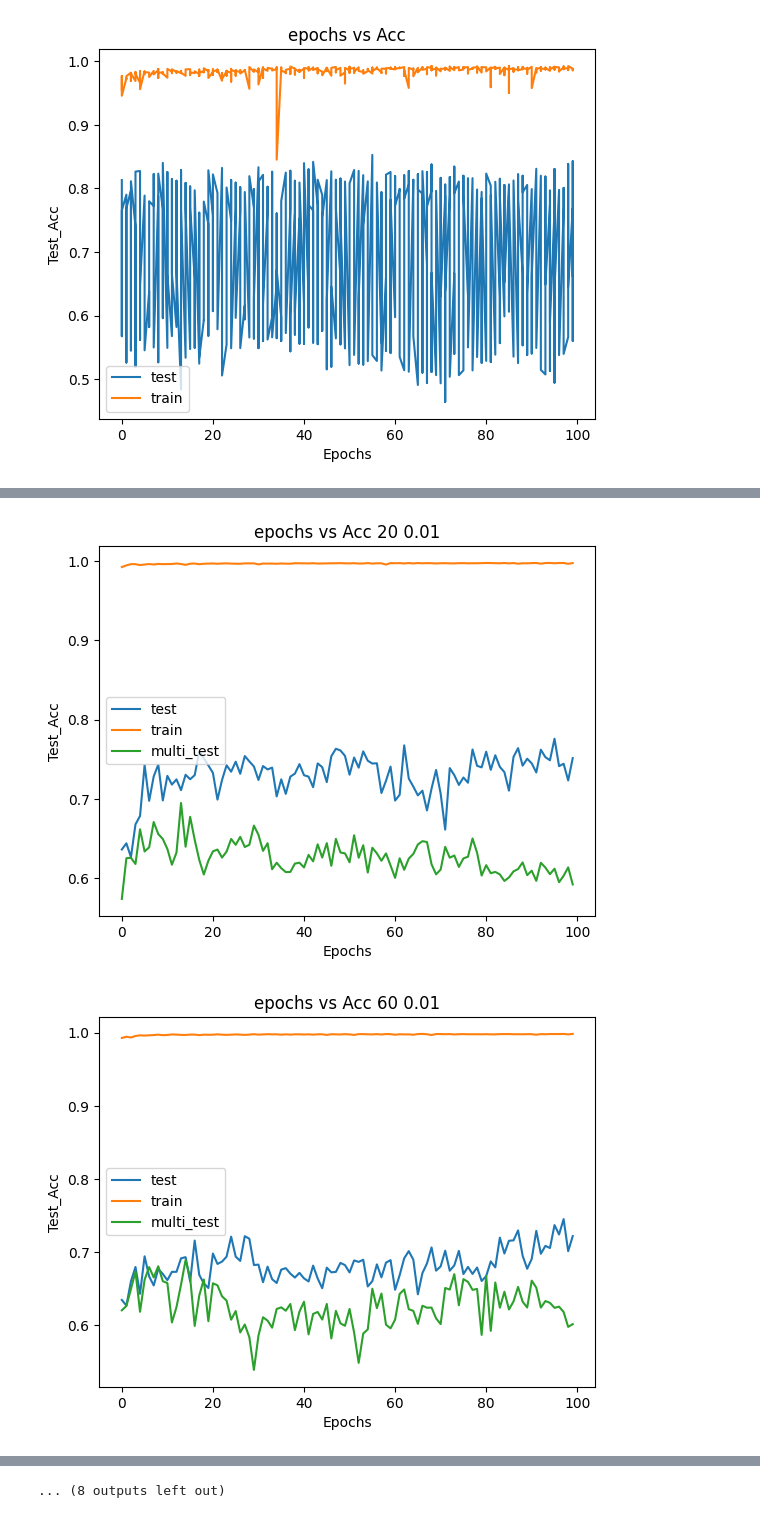
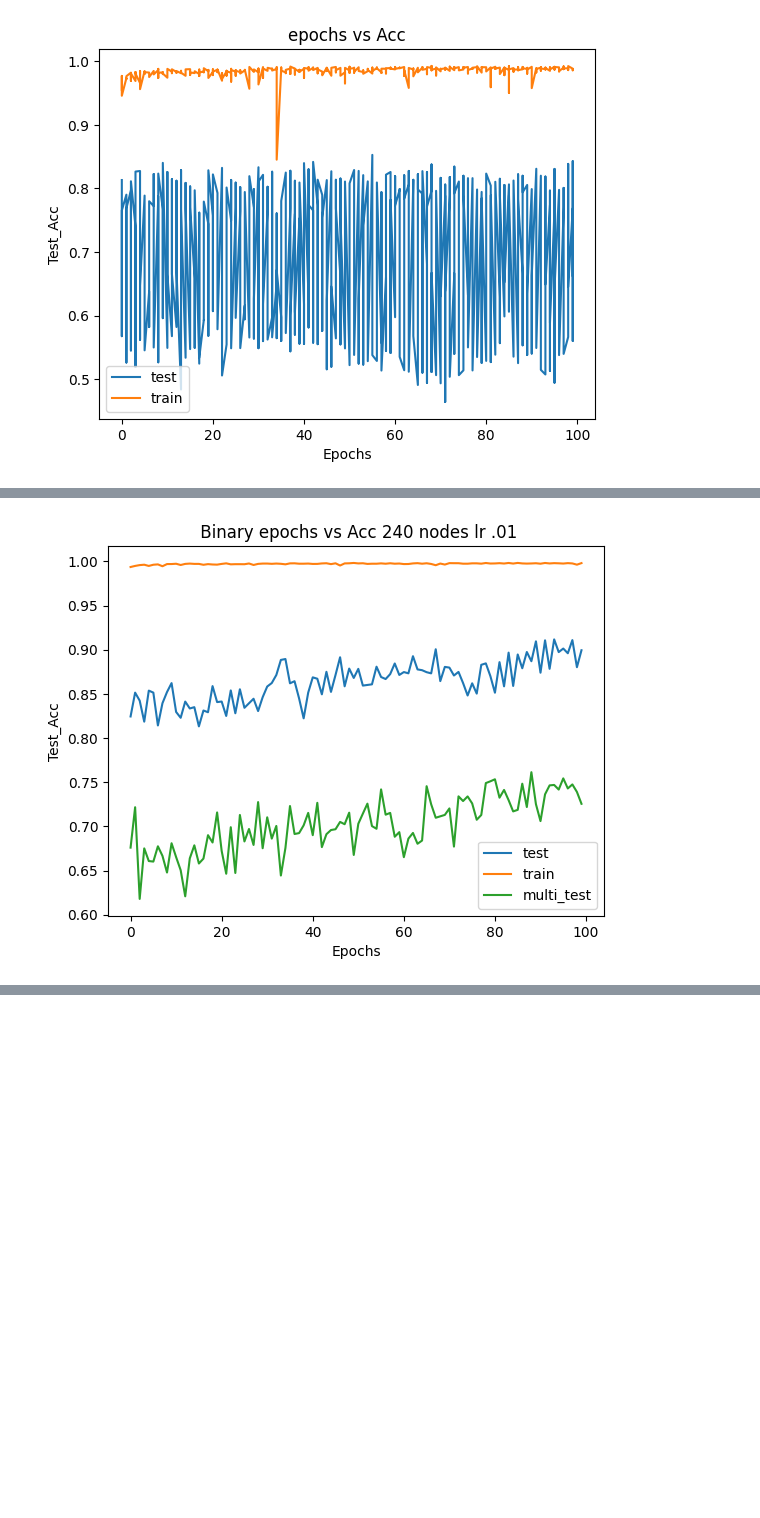
Before and after one commit to Neozeus81/CAP6135proj, a Jupyter notebook: Untitled.ipynb, the cells around one changed output, grey strips where cells are left out. Saved outputs shown, nothing was run; the diff lists cells and outputs as text; code cells hidden in the pictures; blank space fills up the shorter version.

```diff
--- a/Untitled.ipynb
+++ b/Untitled.ipynb
@@ -52,26 +156,22 @@ plt.show()
 # %%
-lrs = [.01,.1,.5,.8]
-nodes = [20, 60, 80, 120, 240]
 
-for lr in lrs:
-    for node in nodes:
-        cursor = collection.find({"model":"RNN", 'dataset': 'minus', "num_nodes":node, "lr":lr, "isMulti":False}).sort({"epochs":1})
-        cursor_2 = collection.find({"model":"RNN", "num_nodes":node, 'dataset': 'minus', "lr":lr, "isMulti":True}).sort({"epochs":1})
-        df = pd.DataFrame(list(cursor))
-        df_2 = pd.DataFrame(list(cursor_2))
-        x = df['epochs']
-        y_2 = df['train_acc']
-        y = df['test_acc']
-        y_train2 = df_2['train_acc']
-        y_test2 = df_2['test_acc']
-        plt.xlabel('Epochs')
-        plt.ylabel('Test_Acc')
-        plt.title('epochs vs Acc ' + str(node) + " " + str(lr))
-        plt.plot(x,y, label="test")
-        plt.plot(x, y_2, label="train")
-        plt.plot(x, y_test2, label="multi_test")
-        plt.legend()
-        plt.show()
+
+cursor = collection.find({"model":"RNN", "dataset":"KDD_TEST_PLUS", "num_nodes":240, "lr":0.01, "isMulti":False}).sort({"epochs":1})
+cursor_2 = collection.find({"model":"RNN", "dataset":"KDD_TEST_MINUS", "num_nodes":240, "lr":0.01, "isMulti":False}).sort({"epochs":1})
+df = pd.DataFrame(list(cursor))
+df_2 = pd.DataFrame(list(cursor_2))
+x = df['epochs']
+y_2 = df['train_acc']
+y = df['test_acc']
+y_train2 = df_2['train_acc']
+y_test2 = df_2['test_acc']
+plt.xlabel('Epochs')
+plt.ylabel('Test_Acc')
+plt.title(' Binary epochs vs Acc 240 nodes lr .01')
+plt.plot(x,y, label="test")
+plt.plot(x, y_2, label="train")
+plt.plot(x, y_test2, label="multi_test")
+plt.legend()
+plt.show()
 # %% [output]
-[figure, old version]
+[figure, new version]
-[figure, removed]
@@ -88 +177,0 @@ for lr in lrs:
-... (8 outputs left out)
```
Also changed, not shown: parts of 8 cells of this notebook, 3 other files.
